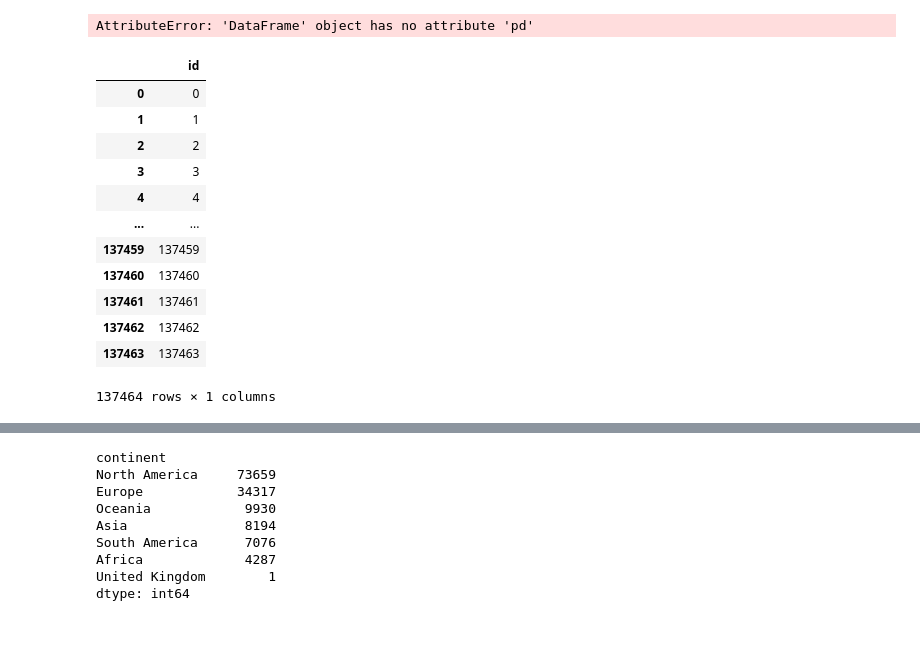
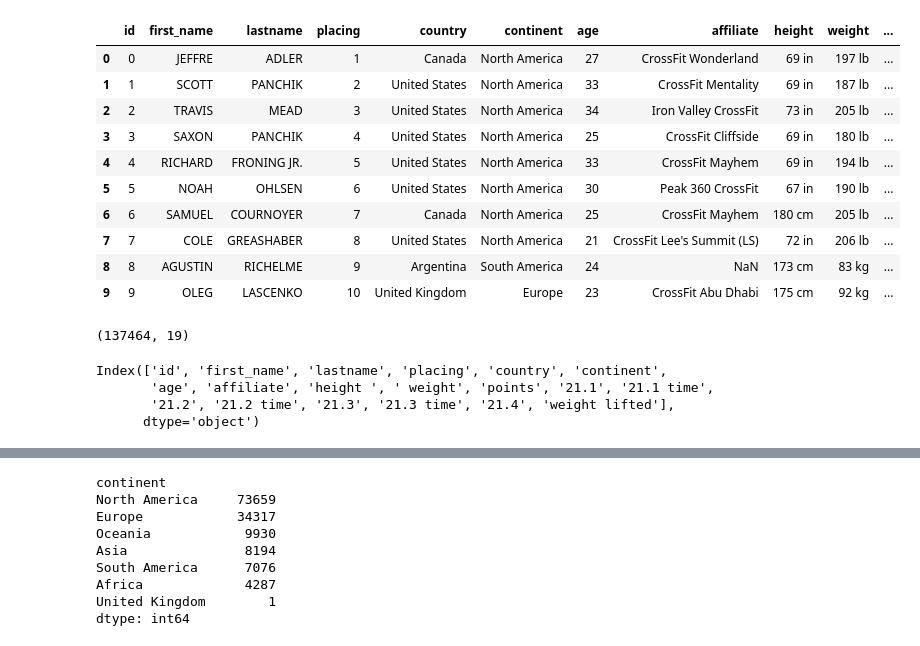
Before and after one commit to DheniMoura/Crossfit_open_2021, a Jupyter notebook: male.ipynb, the cells around one changed output, grey strips where cells are left out. Saved outputs shown, nothing was run; the diff lists cells and outputs as text; code cells hidden in the pictures.

```diff
--- a/male.ipynb
+++ b/male.ipynb
@@ -41,22 +11,28 @@ open_masc.describe()
-# %%
-open_masc.pd.sort_values()
-# %% [output]
-AttributeError: 'DataFrame' object has no attribute 'pd'
-# %%
-numerics = ['int16', 'int32', 'int64', 'float16', 'float32', 'float64']
-open_masc_numerics = open_masc.select_dtypes(include=numerics)
-open_masc_numerics
-# %% [output]
-|  | id |
-| 0 | 0 |
-| 1 | 1 |
-| 2 | 2 |
-| 3 | 3 |
-| 4 | 4 |
-| ... | ... |
-| 137459 | 137459 |
-| 137460 | 137460 |
-| 137461 | 137461 |
-| 137462 | 137462 |
-| 137463 | 137463 |
-137464 rows × 1 columns
+# %%
+# Primeira visualização do Dataframe
+open_masc.head(10)
+# %% [output]
+|  | id | first_name | lastname | placing | country | continent | age | affiliate | height | weight | ... |
+| 0 | 0 | JEFFRE | ADLER | 1 | Canada | North America | 27 | CrossFit Wonderland | 69 in | 197 lb | ... |
+| 1 | 1 | SCOTT | PANCHIK | 2 | United States | North America | 33 | CrossFit Mentality | 69 in | 187 lb | ... |
+| 2 | 2 | TRAVIS | MEAD | 3 | United States | North America | 34 | Iron Valley CrossFit | 73 in | 205 lb | ... |
+| 3 | 3 | SAXON | PANCHIK | 4 | United States | North America | 25 | CrossFit Cliffside | 69 in | 180 lb | ... |
+| 4 | 4 | RICHARD | FRONING JR. | 5 | United States | North America | 33 | CrossFit Mayhem | 69 in | 194 lb | ... |
+| 5 | 5 | NOAH | OHLSEN | 6 | United States | North America | 30 | Peak 360 CrossFit | 67 in | 190 lb | ... |
+| 6 | 6 | SAMUEL | COURNOYER | 7 | Canada | North America | 25 | CrossFit Mayhem | 180 cm | 205 lb | ... |
+| 7 | 7 | COLE | GREASHABER | 8 | United States | North America | 21 | CrossFit Lee's Summit (LS) | 72 in | 206 lb | ... |
+| 8 | 8 | AGUSTIN | RICHELME | 9 | Argentina | South America | 24 | NaN | 173 cm | 83 kg | ... |
+| 9 | 9 | OLEG | LASCENKO | 10 | United Kingdom | Europe | 23 | CrossFit Abu Dhabi | 175 cm | 92 kg | ... |
+# %%
+# Verificando o "tamanho" do df
+open_masc.shape
+# %% [output]
+(137464, 19)
+# %%
+# Verificando quais são as colunas originais do df
+open_masc.columns
+# %% [output]
+Index(['id', 'first_name', 'lastname', 'placing', 'country', 'continent',
+       'age', 'affiliate', 'height ', ' weight', 'points', '21.1', '21.1 time',
+       '21.2', '21.2 time', '21.3', '21.3 time', '21.4', 'weight lifted'],
+      dtype='object')
```
Also changed, not shown: parts of 27 cells of this notebook.
